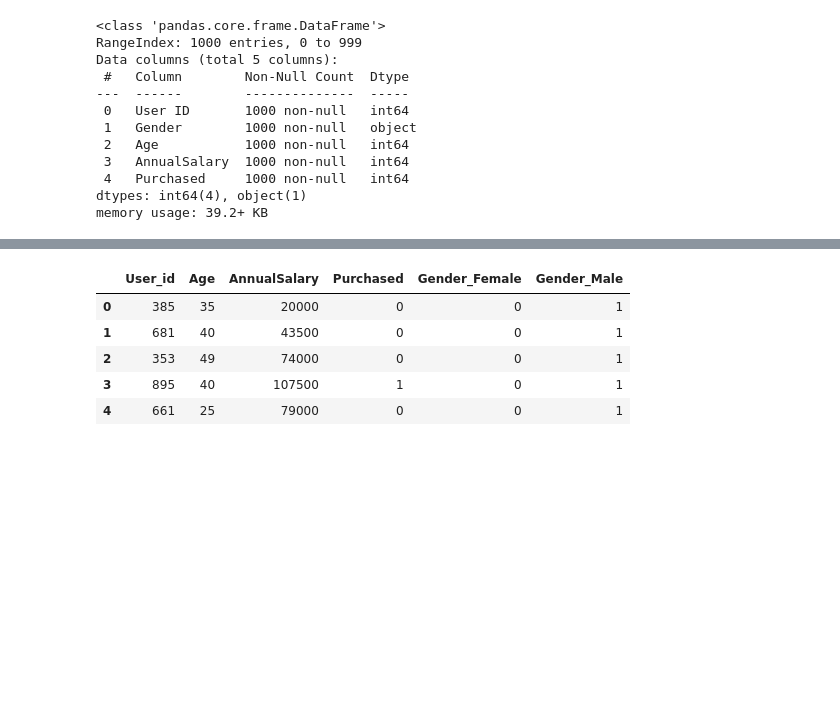
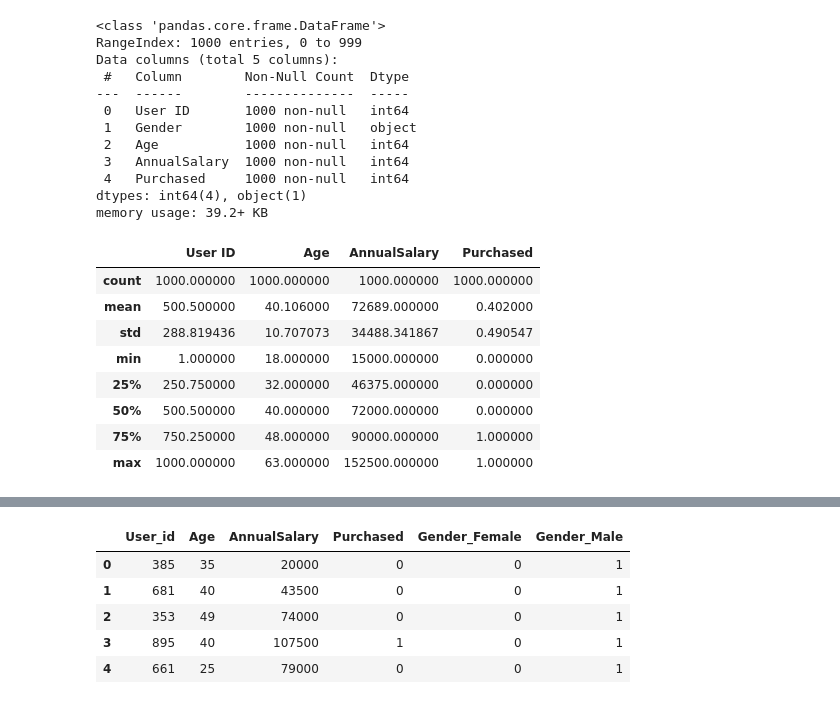
Before and after one commit to al-dayviid21/car_purchase_ml, a Jupyter notebook: Car_purchase.ipynb, the cells around one changed output, grey strips where cells are left out. Saved outputs shown, nothing was run; the diff lists cells and outputs as text; code cells hidden in the pictures; blank space fills up the shorter version.

```diff
--- a/Car_purchase.ipynb
+++ b/Car_purchase.ipynb
@@ -40,3 +42,15 @@ Data columns (total 5 columns):
  4   Purchased     1000 non-null   int64
 dtypes: int64(4), object(1)
 memory usage: 39.2+ KB
+# %%
+df.describe()
+# %% [output]
+|  | User ID | Age | AnnualSalary | Purchased |
+| count | 1000.000000 | 1000.000000 | 1000.000000 | 1000.000000 |
+| mean | 500.500000 | 40.106000 | 72689.000000 | 0.402000 |
+| std | 288.819436 | 10.707073 | 34488.341867 | 0.490547 |
+| min | 1.000000 | 18.000000 | 15000.000000 | 0.000000 |
+| 25% | 250.750000 | 32.000000 | 46375.000000 | 0.000000 |
+| 50% | 500.500000 | 40.000000 | 72000.000000 | 0.000000 |
+| 75% | 750.250000 | 48.000000 | 90000.000000 | 1.000000 |
+| max | 1000.000000 | 63.000000 | 152500.000000 | 1.000000 |
```
Also changed, not shown: parts of 55 cells of this notebook.
